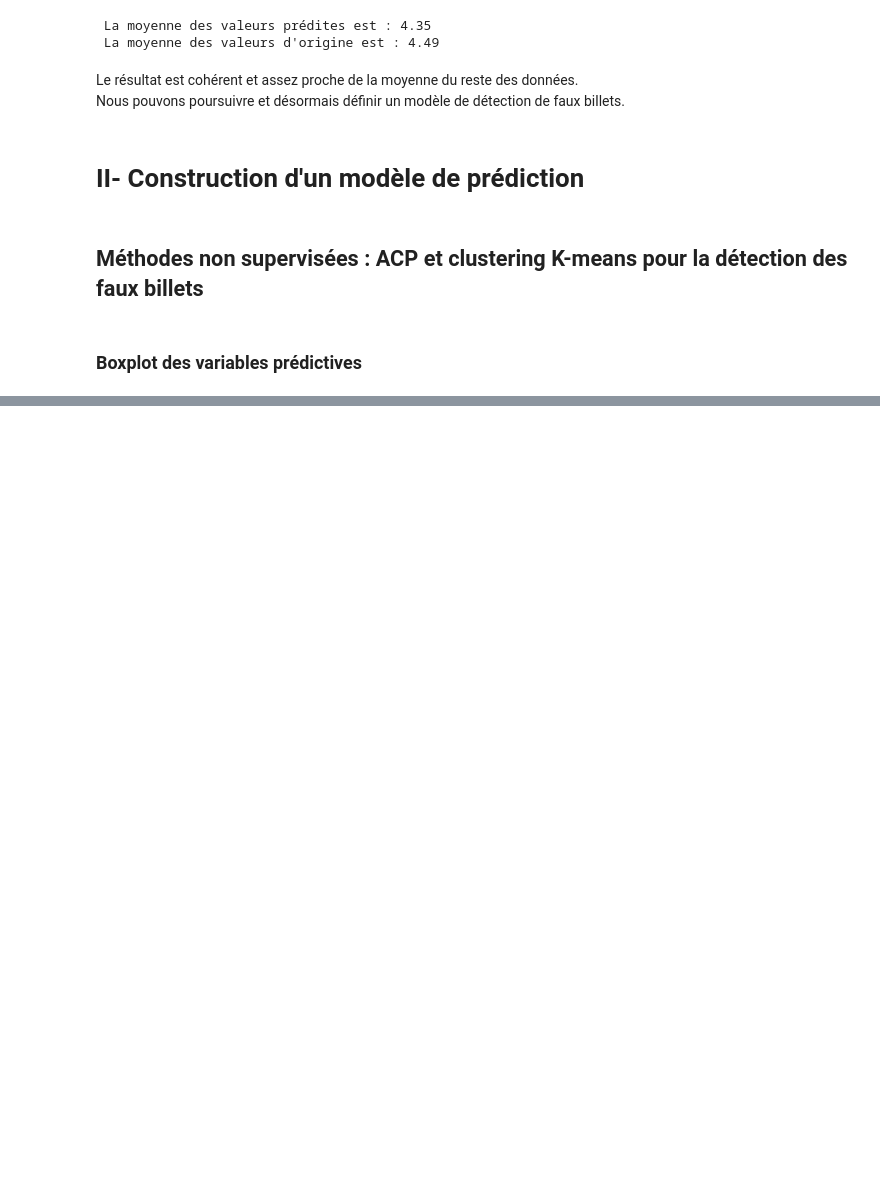
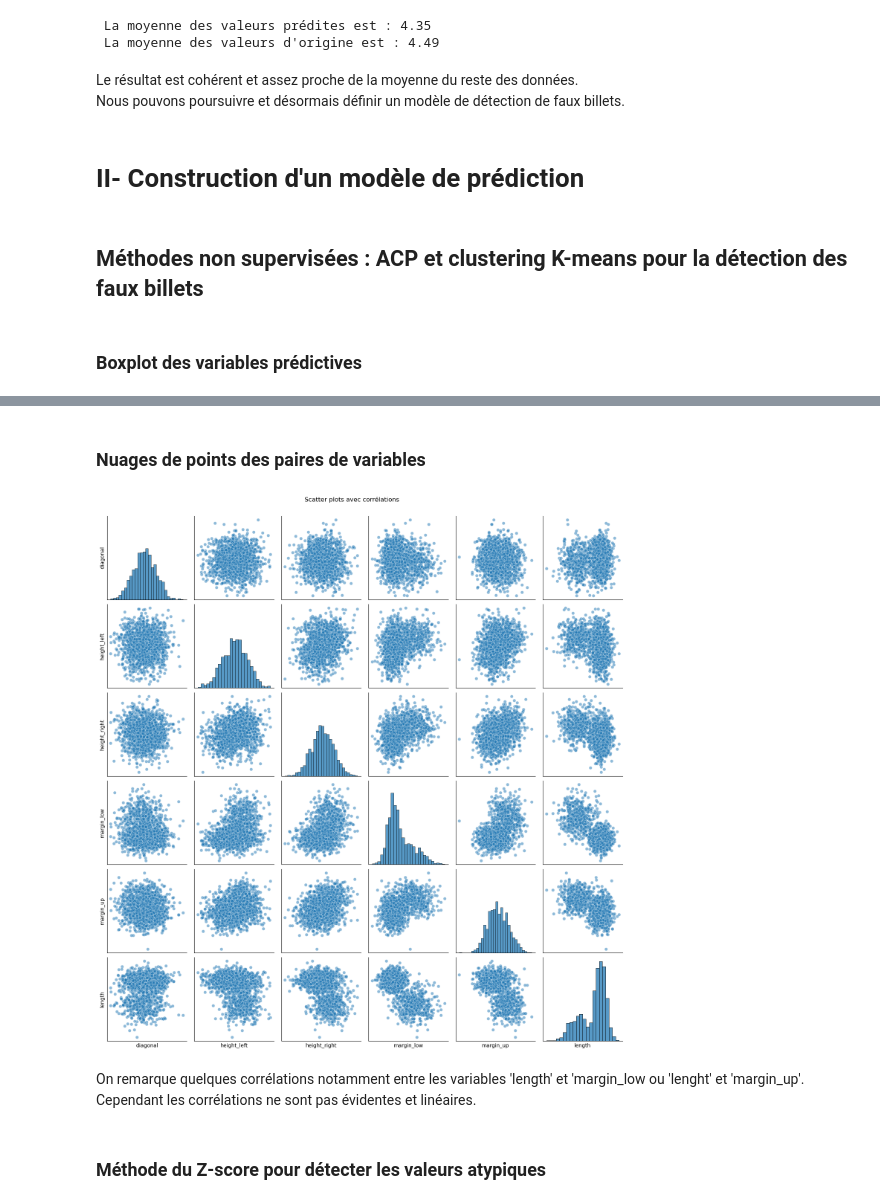
Before and after one commit to Cedric-ME/Detection_De_Faux_Billets, a Jupyter notebook: Analyse_data.ipynb, the cells around one changed output, grey strips where cells are left out. Drawn from its saved outputs; the diff is of its cells as text; code cells hidden in the pictures; blank space fills up the shorter version.

Commit message:
Ajout de l'ACP et cercle de corrélations

```diff
--- a/Analyse_data.ipynb
+++ b/Analyse_data.ipynb
@@ -949,0 +941,25 @@ plt.show()
+# %% [markdown]
+### Nuages de points des paires de variables
+# %%
+# création de pairplot avec seaborn
+pairplot = sns.pairplot(data[features],
+                        diag_kind = 'hist', # histogrammes sur la diagonale
+                        plot_kws = {'alpha': 0.5}) # ajuster la transparence des points
+
+# Titre
+pairplot.fig.suptitle("Scatter plots avec corrélations", y=1.02) # ajustement de la position du titre
+
+# Personnalisation des axes
+for ax in pairplot.axes.flatten():
+    ax.xaxis.set_tick_params(labelbottom=False) # supprime les étiquettes de l'axe x
+    ax.yaxis.set_tick_params(labelleft=False) # supprime les étiquettes de l'axe y
+    ax.tick_params(axis='both', which='both', length=0) # supprime les ticks
+
+plt.show()
+# %% [output]
+[figure, added]
+# %% [markdown]
+On remarque quelques corrélations notamment entre les variables 'length' et 'margin_low ou 'lenght' et 'margin_up'.
+Cependant les corrélations ne sont pas évidentes et linéaires.
+# %% [markdown]
+### Méthode du Z-score pour détecter les valeurs atypiques
```
Also changed, not shown: parts of 20 cells of this notebook.
